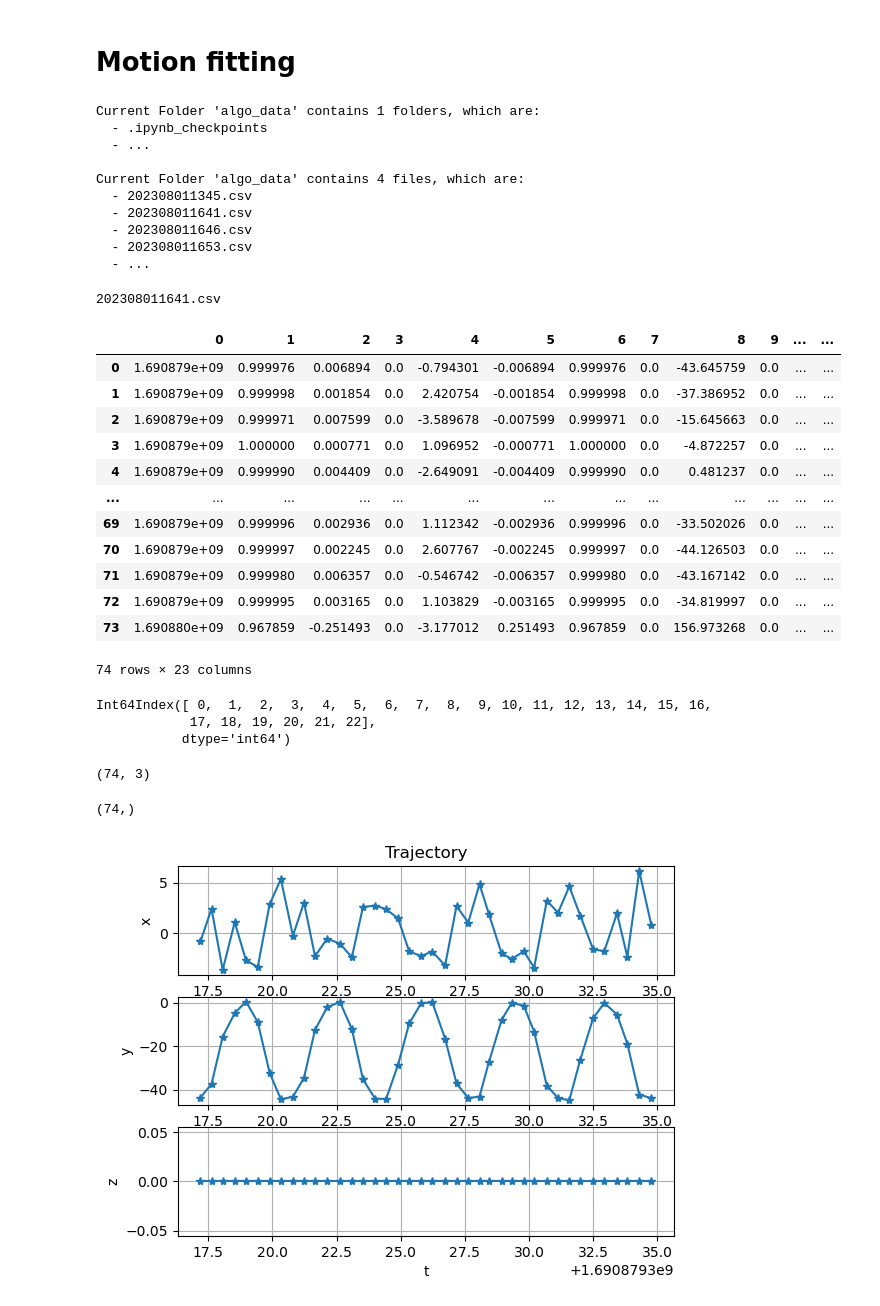
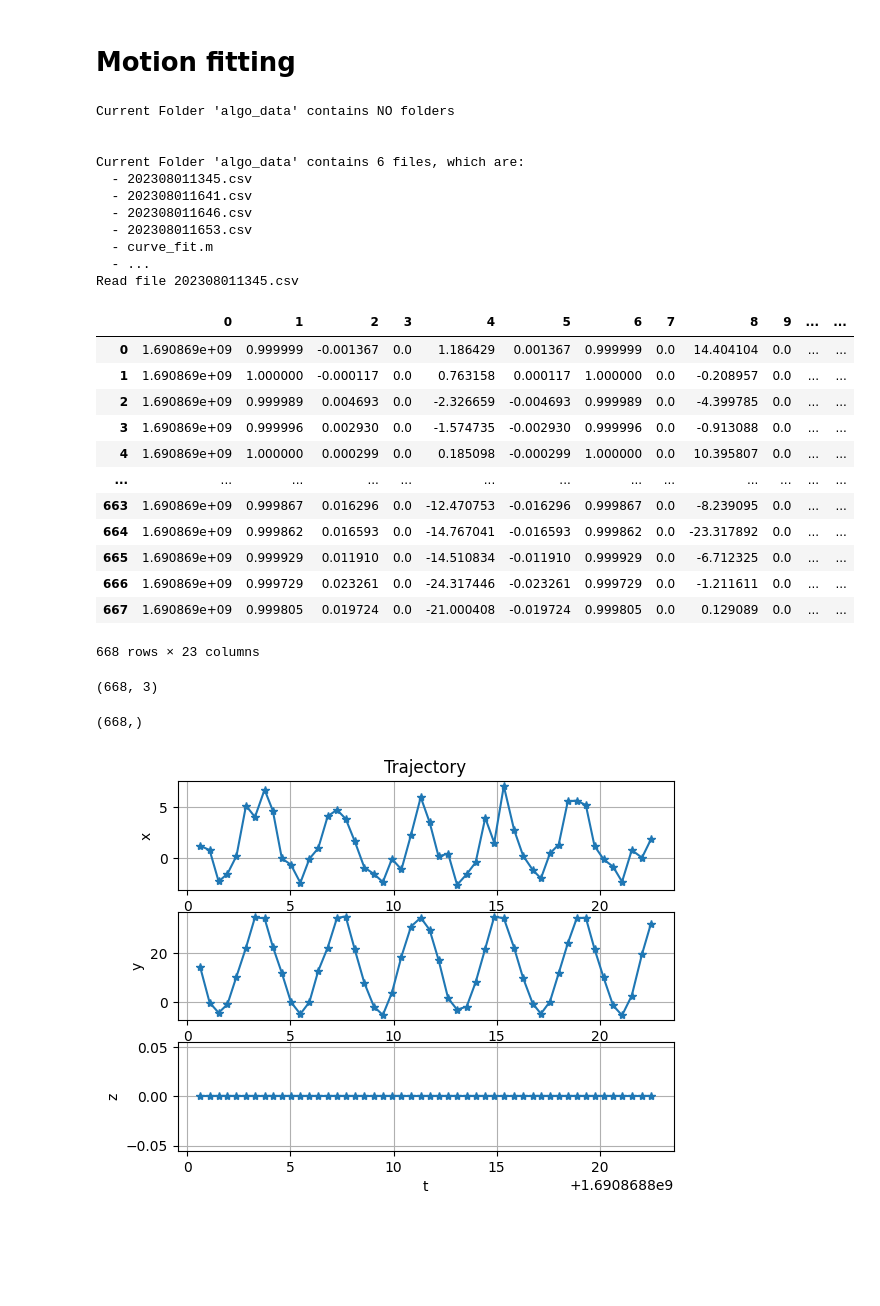
Before and after one commit to Kexin-Wei/lite6Robot_demo, a Jupyter notebook: motion_tracking/Motion_fitting.ipynb, the cells around one changed output. Saved outputs shown, nothing was run; the diff lists cells and outputs as text; code cells hidden in the pictures; blank space fills up the shorter version.

```diff
--- a/motion_tracking/Motion_fitting.ipynb
+++ b/motion_tracking/Motion_fitting.ipynb
@@ -11,45 +12,37 @@ from lib.folder import FolderMg
 dataPath = "algo_data"
 dataMg = FolderMg(dataPath)
 dataMg.ls()
+file = dataMg.files[0]
+print("Read file", file.name)
 # %% [output]
-Current Folder 'algo_data' contains 1 folders, which are:
-  - .ipynb_checkpoints
-  - ...
+Current Folder 'algo_data' contains NO folders
 
-Current Folder 'algo_data' contains 4 files, which are:
+
+Current Folder 'algo_data' contains 6 files, which are:
   - 202308011345.csv
   - 202308011641.csv
   - 202308011646.csv
   - 202308011653.csv
+  - curve_fit.m
   - ...
+Read file 202308011345.csv
-# %%
-file = dataMg.files[1]
-print(file.name)
-# %% [output]
-202308011641.csv
 # %%
 df = pd.read_csv(file,header=None)
 df
 # %% [output]
 |  | 0 | 1 | 2 | 3 | 4 | 5 | 6 | 7 | 8 | 9 | ... | ... |
-| 0 | 1.690879e+09 | 0.999976 | 0.006894 | 0.0 | -0.794301 | -0.006894 | 0.999976 | 0.0 | -43.645759 | 0.0 | ... | ... |
-| 1 | 1.690879e+09 | 0.999998 | 0.001854 | 0.0 | 2.420754 | -0.001854 | 0.999998 | 0.0 | -37.386952 | 0.0 | ... | ... |
-| 2 | 1.690879e+09 | 0.999971 | 0.007599 | 0.0 | -3.589678 | -0.007599 | 0.999971 | 0.0 | -15.645663 | 0.0 | ... | ... |
-| 3 | 1.690879e+09 | 1.000000 | 0.000771 | 0.0 | 1.096952 | -0.000771 | 1.000000 | 0.0 | -4.872257 | 0.0 | ... | ... |
-| 4 | 1.690879e+09 | 0.999990 | 0.004409 | 0.0 | -2.649091 | -0.004409 | 0.999990 | 0.0 | 0.481237 | 0.0 | ... | ... |
+| 0 | 1.690869e+09 | 0.999999 | -0.001367 | 0.0 | 1.186429 | 0.001367 | 0.999999 | 0.0 | 14.404104 | 0.0 | ... | ... |
+| 1 | 1.690869e+09 | 1.000000 | -0.000117 | 0.0 | 0.763158 | 0.000117 | 1.000000 | 0.0 | -0.208957 | 0.0 | ... | ... |
+| 2 | 1.690869e+09 | 0.999989 | 0.004693 | 0.0 | -2.326659 | -0.004693 | 0.999989 | 0.0 | -4.399785 | 0.0 | ... | ... |
+| 3 | 1.690869e+09 | 0.999996 | 0.002930 | 0.0 | -1.574735 | -0.002930 | 0.999996 | 0.0 | -0.913088 | 0.0 | ... | ... |
+| 4 | 1.690869e+09 | 1.000000 | 0.000299 | 0.0 | 0.185098 | -0.000299 | 1.000000 | 0.0 | 10.395807 | 0.0 | ... | ... |
 | ... | ... | ... | ... | ... | ... | ... | ... | ... | ... | ... | ... | ... |
-| 69 | 1.690879e+09 | 0.999996 | 0.002936 | 0.0 | 1.112342 | -0.002936 | 0.999996 | 0.0 | -33.502026 | 0.0 | ... | ... |
-| 70 | 1.690879e+09 | 0.999997 | 0.002245 | 0.0 | 2.607767 | -0.002245 | 0.999997 | 0.0 | -44.126503 | 0.0 | ... | ... |
-| 71 | 1.690879e+09 | 0.999980 | 0.006357 | 0.0 | -0.546742 | -0.006357 | 0.999980 | 0.0 | -43.167142 | 0.0 | ... | ... |
-| 72 | 1.690879e+09 | 0.999995 | 0.003165 | 0.0 | 1.103829 | -0.003165 | 0.999995 | 0.0 | -34.819997 | 0.0 | ... | ... |
-| 73 | 1.690880e+09 | 0.967859 | -0.251493 | 0.0 | -3.177012 | 0.251493 | 0.967859 | 0.0 | 156.973268 | 0.0 | ... | ... |
+| 663 | 1.690869e+09 | 0.999867 | 0.016296 | 0.0 | -12.470753 | -0.016296 | 0.999867 | 0.0 | -8.239095 | 0.0 | ... | ... |
+| 664 | 1.690869e+09 | 0.999862 | 0.016593 | 0.0 | -14.767041 | -0.016593 | 0.999862 | 0.0 | -23.317892 | 0.0 | ... | ... |
+| 665 | 1.690869e+09 | 0.999929 | 0.011910 | 0.0 | -14.510834 | -0.011910 | 0.999929 | 0.0 | -6.712325 | 0.0 | ... | ... |
+| 666 | 1.690869e+09 | 0.999729 | 0.023261 | 0.0 | -24.317446 | -0.023261 | 0.999729 | 0.0 | -1.211611 | 0.0 | ... | ... |
+| 667 | 1.690869e+09 | 0.999805 | 0.019724 | 0.0 | -21.000408 | -0.019724 | 0.999805 | 0.0 | 0.129089 | 0.0 | ... | ... |
-74 rows × 23 columns
+668 rows × 23 columns
-# %%
-df.columns
-# %% [output]
-Int64Index([ 0,  1,  2,  3,  4,  5,  6,  7,  8,  9, 10, 11, 12, 13, 14, 15, 16,
-            17, 18, 19, 20, 21, 22],
-           dtype='int64')
 # %%
 pos_collection = []
 for index, row in df.iterrows():
@@ -59,33 +52,35 @@ for index, row in df.iterrows():
 pos_collection = np.array(pos_collection)
 print(pos_collection.shape)
 # %% [output]
-(74, 3)
+(668, 3)
 # %%
 timestamp= df[[0]].to_numpy().squeeze()
 print(timestamp.shape)
 # %% [output]
-(74,)
+(668,)
 # %%
-T = 40
+T = len(timestamp)
+T = 50
 trajectory = pos_collection[:T]
 t = timestamp[:T]
-
+x=trajectory[:,0]
+y=trajectory[:,1]
 
 fig = plt.figure()
 ax = fig.add_subplot(311)
 ax.plot(t, trajectory[:, 0], "*-")
 ax.set_title("Trajectory")
 ax.set_ylabel("x")
 ax.grid()
 ax = fig.add_subplot(312)
 ax.plot(t, trajectory[:, 1], "*-")
 ax.set_ylabel("y")
 ax.grid()
 ax = fig.add_subplot(313)
 ax.plot(t, trajectory[:, 2], "*-")
 ax.set_ylabel("z")
 ax.set_xlabel("t")
 ax.grid()
 plt.show()
 # %% [output]
-[figure, old version]
+[figure, new version]
```
Also changed, not shown: parts of 23 cells of this notebook, 5 other files.
